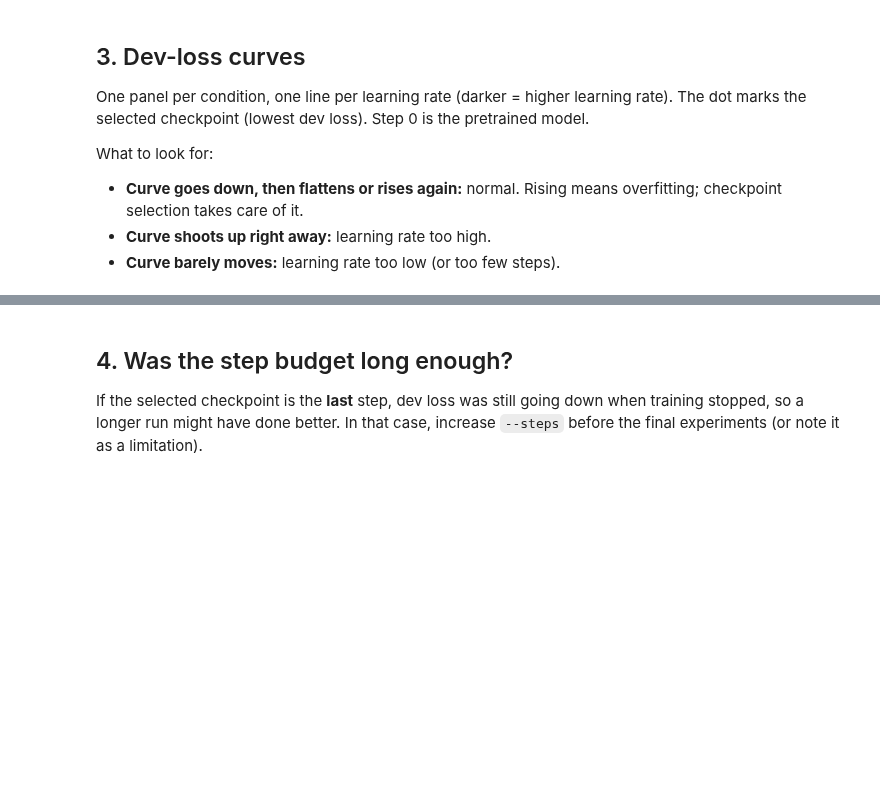
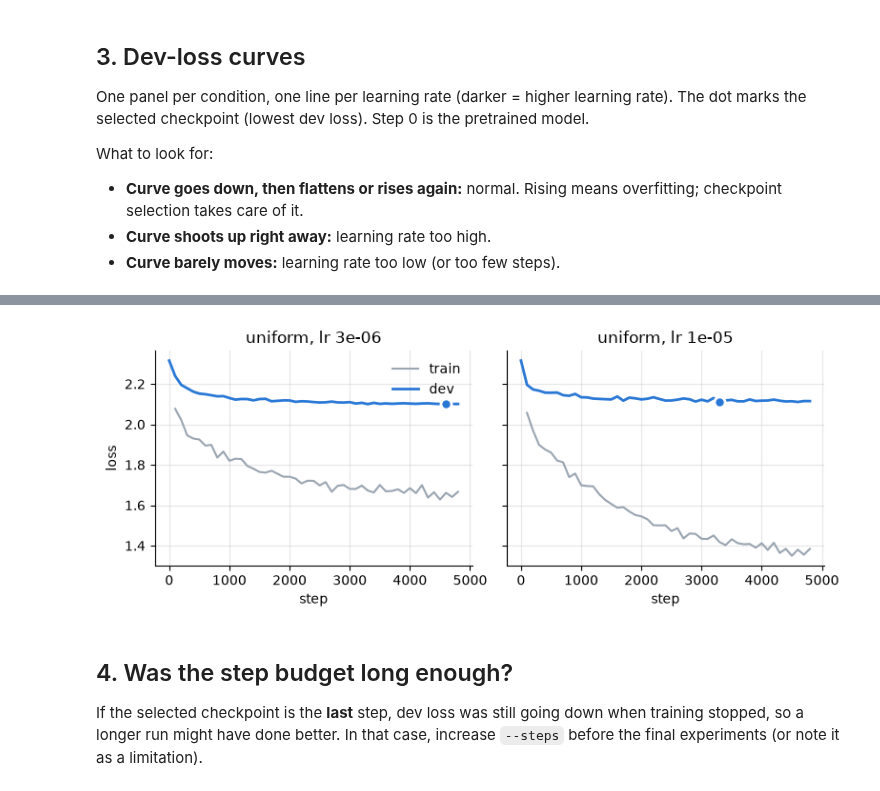
Before and after one commit to caioartus/machine_translation, a Jupyter notebook: notebooks/tuning.ipynb, the cells around one changed output, grey strips where cells are left out. Saved outputs shown, nothing was run; the diff lists cells and outputs as text; code cells hidden in the pictures; blank space fills up the shorter version.

```diff
--- a/notebooks/tuning.ipynb
+++ b/notebooks/tuning.ipynb
@@ -167,3 +188,31 @@ plt.show()
+# %%
+fig, axes = plt.subplots(len(CONDITIONS), len(LRS), figsize=(4 * len(LRS), 3.2 * len(CONDITIONS)),
+                         sharex=True, sharey=True, squeeze=False)
+for i, condition in enumerate(CONDITIONS):
+    for j, lr in enumerate(LRS):
+        ax = axes[i, j]
+        match = runs[(runs["condition"] == condition) & (runs["lr"] == lr)]
+        if match.empty:  # run missing (still running or failed)
+            ax.set_title(f"{condition}, lr {lr:g}: missing")
+            continue
+        run = match.iloc[0]
+        curve = pd.read_csv(run["run_dir"] / "dev_curve.csv")
+        ax.plot(curve["step"], curve["train_loss"], color="#9aa5b1", linewidth=1.5, label="train")
+        ax.plot(curve["step"], curve["dev_loss"], color="#2a78d6", linewidth=2, label="dev")
+        ax.plot(run["best_step"], run["dev_loss"], "o", color="#2a78d6", markersize=8,
+                markeredgecolor="white", markeredgewidth=2)
+        ax.set_title(f"{condition}, lr {lr:g}")
+        ax.grid(alpha=0.3)
+        ax.spines[["top", "right"]].set_visible(False)
+for ax in axes[-1]:
+    ax.set_xlabel("step")
+for ax in axes[:, 0]:
+    ax.set_ylabel("loss")
+axes[0, 0].legend(frameon=False)
+fig.tight_layout()
+plt.show()
+# %% [output]
+[figure, added]
 # %% [markdown]
 ## 4. Was the step budget long enough?
 
```
Also changed, not shown: parts of 7 cells of this notebook, 1 other file.
